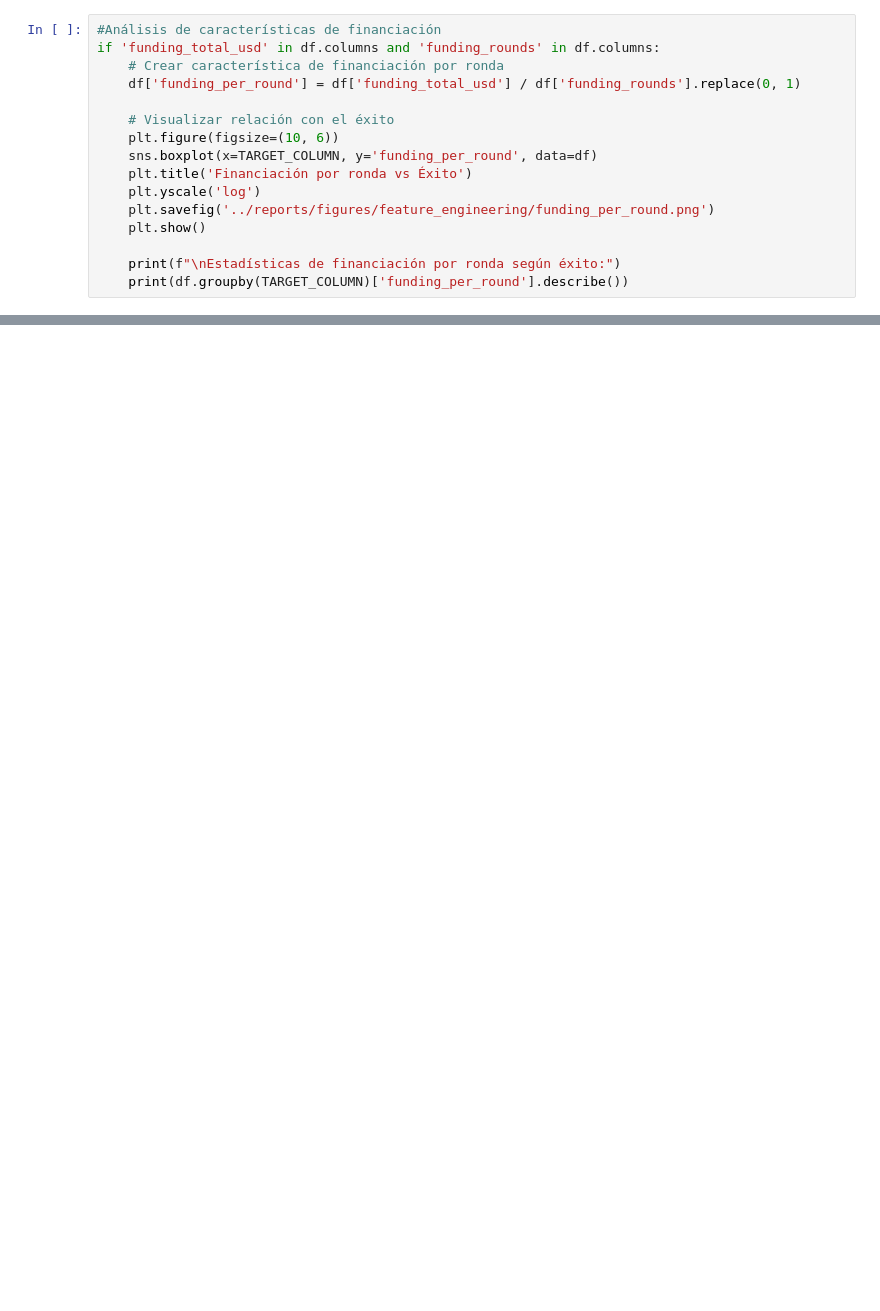
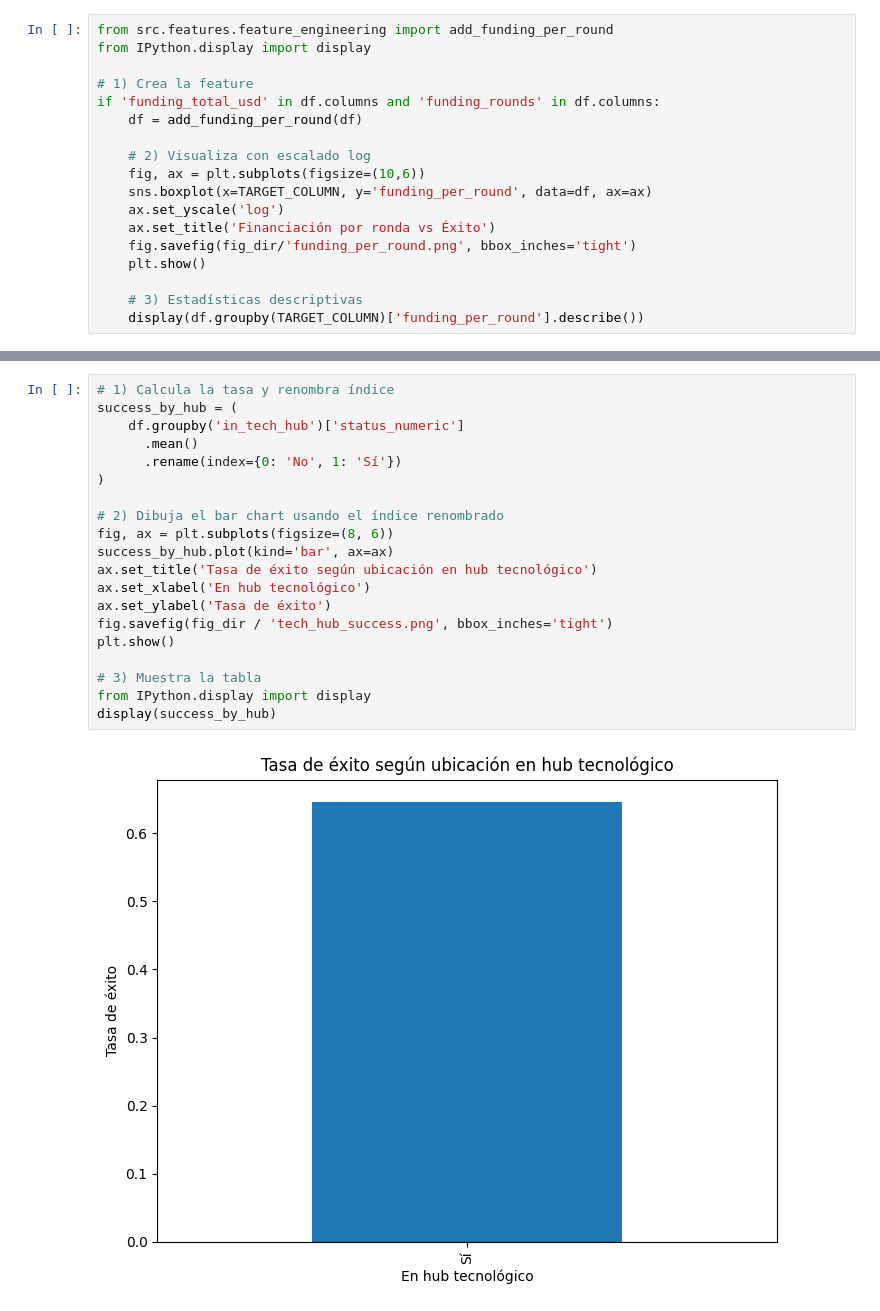
Before and after one commit to AlexLopez-ia/startups-ml, a Jupyter notebook: notebooks/02_feature_engineering.ipynb, the cells around one changed output, grey strips where cells are left out. Saved outputs shown, nothing was run; the diff lists cells and outputs as text; blank space fills up the shorter version.

```diff
--- a/notebooks/02_feature_engineering.ipynb
+++ b/notebooks/02_feature_engineering.ipynb
@@ -62,18 +69,20 @@ Hitos: ['age_first_milestone_year', 'age_last_milestone_year', 'milestones']
 # %%
-#Análisis de características de financiación
+from src.features.feature_engineering import add_funding_per_round
+from IPython.display import display
+
+# 1) Crea la feature
 if 'funding_total_usd' in df.columns and 'funding_rounds' in df.columns:
-    # Crear característica de financiación por ronda
-    df['funding_per_round'] = df['funding_total_usd'] / df['funding_rounds'].replace(0, 1)
+    df = add_funding_per_round(df)
 
-    # Visualizar relación con el éxito
-    plt.figure(figsize=(10, 6))
-    sns.boxplot(x=TARGET_COLUMN, y='funding_per_round', data=df)
-    plt.title('Financiación por ronda vs Éxito')
-    plt.yscale('log')
-    plt.savefig('../reports/figures/feature_engineering/funding_per_round.png')
+    # 2) Visualiza con escalado log
+    fig, ax = plt.subplots(figsize=(10,6))
+    sns.boxplot(x=TARGET_COLUMN, y='funding_per_round', data=df, ax=ax)
+    ax.set_yscale('log')
+    ax.set_title('Financiación por ronda vs Éxito')
+    fig.savefig(fig_dir/'funding_per_round.png', bbox_inches='tight')
     plt.show()
 
-    print(f"\nEstadísticas de financiación por ronda según éxito:")
-    print(df.groupby(TARGET_COLUMN)['funding_per_round'].describe())
+    # 3) Estadísticas descriptivas
+    display(df.groupby(TARGET_COLUMN)['funding_per_round'].describe())
 # %% [output]
 [figure]
@@ -166,0 +149,22 @@ Name: status_numeric, dtype: float64
+# %%
+# 1) Calcula la tasa y renombra índice
+success_by_hub = (
+    df.groupby('in_tech_hub')['status_numeric']
+      .mean()
+      .rename(index={0: 'No', 1: 'Sí'})
+)
+
+# 2) Dibuja el bar chart usando el índice renombrado
+fig, ax = plt.subplots(figsize=(8, 6))
+success_by_hub.plot(kind='bar', ax=ax)
+ax.set_title('Tasa de éxito según ubicación en hub tecnológico')
+ax.set_xlabel('En hub tecnológico')
+ax.set_ylabel('Tasa de éxito')
+fig.savefig(fig_dir / 'tech_hub_success.png', bbox_inches='tight')
+plt.show()
+
+# 3) Muestra la tabla
+from IPython.display import display
+display(success_by_hub)
+# %% [output]
+[figure, added]
```
Also changed, not shown: parts of 11 cells of this notebook, 6 other files.
